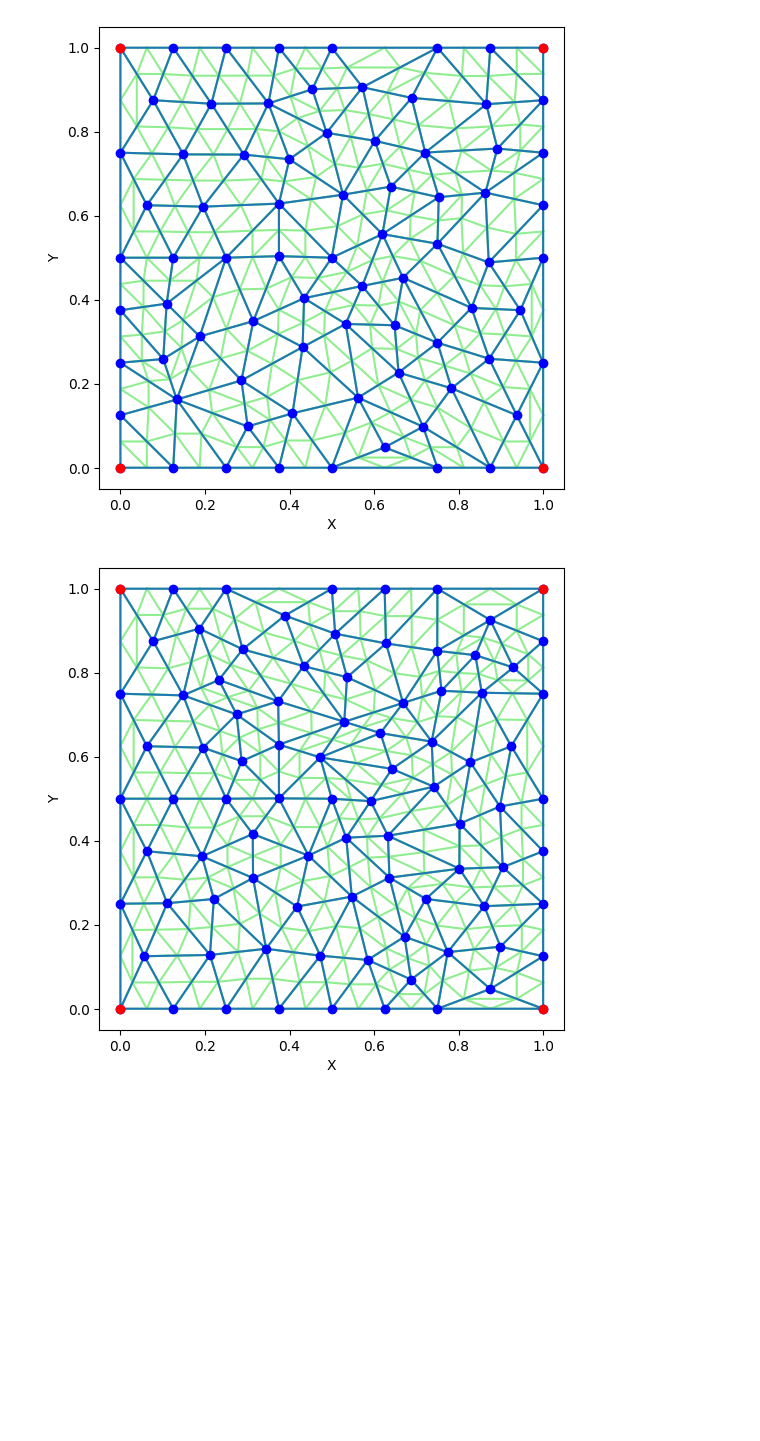
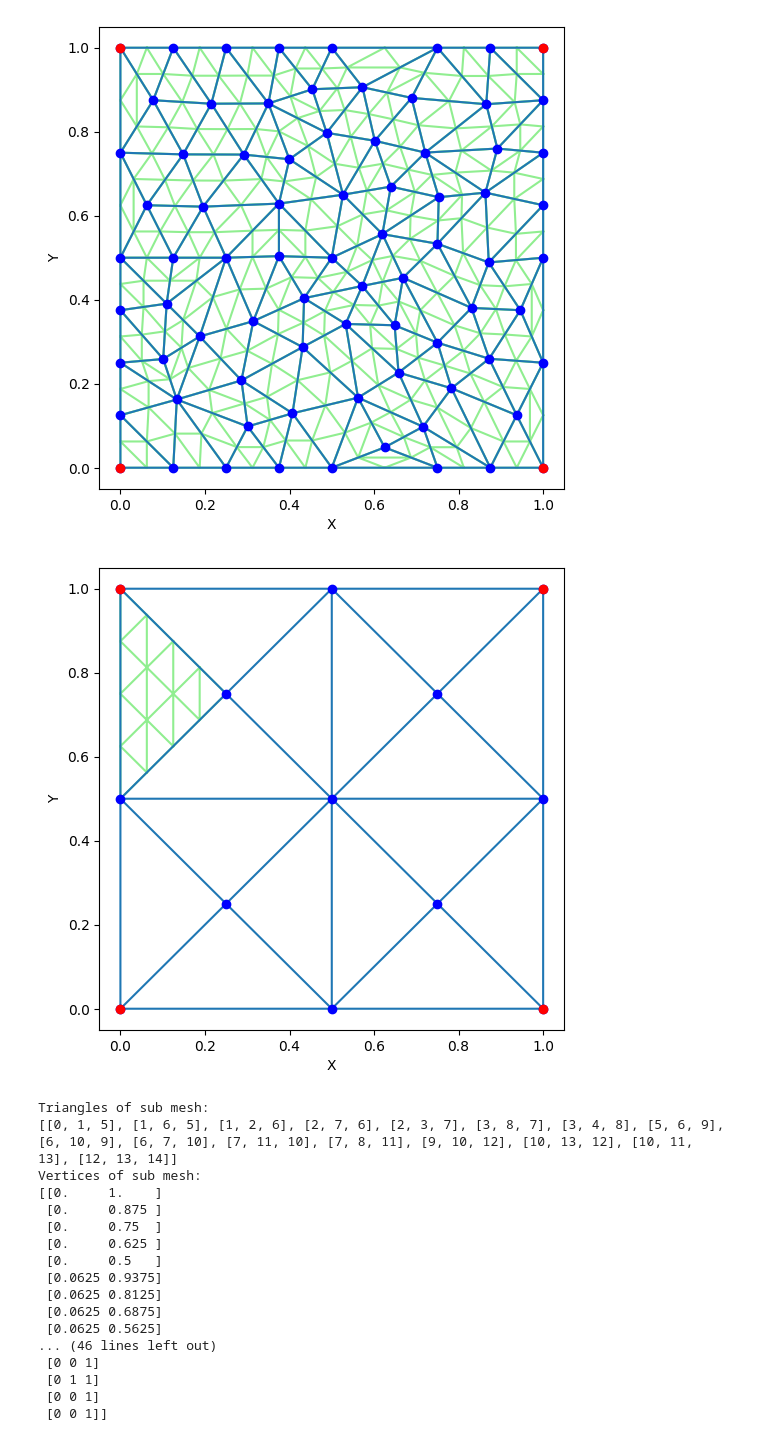
Before and after one commit to jar-evans/IVPINN, a Jupyter notebook: test_spaces/j_test/mesh_testing/main.ipynb, the cells around one changed output. Drawn from its saved outputs; the diff is of its cells as text; code cells hidden in the pictures; blank space fills up the shorter version.

Commit message:
update_mesh

```diff
--- a/test_spaces/j_test/mesh_testing/main.ipynb
+++ b/test_spaces/j_test/mesh_testing/main.ipynb
@@ -116,28 +116,58 @@ mesh.plot_sub_mesh()
 # %% [output]
 [figure]
 # %%
-mesh = Mesh(domain, H = 0.01, N = 3)
-mesh.plot_sub_mesh()
+i = 3
+mesh = Mesh(domain, H = 0.1, N = 5)
+mesh.plot_sub_mesh([i])
+element = mesh.meshed_elements[i].mesh
 
-# print("Vertices of sub mesh:")
-# print(mesh.meshed_elements[0].mesh['vertices'])
+print("Triangles of sub mesh:")
+print(element['triangles'])
 
-# print("Vertex markers:")
-# print(mesh.meshed_elements[0].mesh['vertex_markers'])
+print("Vertices of sub mesh:")
+print(element['vertices'])
 
-# print("Edges of sub mesh:")
-# print(mesh.meshed_elements[0].mesh['edges'])
+print("Vertex markers:")
+print(element['vertex_markers'])
 
-# print("Edge markers:")
-# print(mesh.meshed_elements[0].mesh['edge_markers'])
+print("Vertex boundary:")
+print(element['vertex_boundary'])
 
-# print("Edge ids:")
-# print(mesh.meshed_elements[0].mesh['edge_ids'])
+print("Edges of sub mesh:")
+print(element['edges'])
 
-# print("Flipped:")
-# print(mesh.meshed_elements[0].mesh['flipped'])
+print("Edge markers:")
+print(element['edge_markers'])
+
+print("Edge boundary:")
+print(element['edge_boundary'])
+
+print("Edge ids:")
+print(element['edges_index_inside_triangle'])
+
+print("Flipped:")
+print(element['flipped'])
+
+#edges_index_inside_triangle
 # %% [output]
-[figure, old version]
+[figure, new version]
+Triangles of sub mesh:
+[[0, 1, 5], [1, 6, 5], [1, 2, 6], [2, 7, 6], [2, 3, 7], [3, 8, 7], [3, 4, 8], [5, 6, 9], [6, 10, 9], [6, 7, 10], [7, 11, 10], [7, 8, 11], [9, 10, 12], [10, 13, 12], [10, 11, 13], [12, 13, 14]]
+Vertices of sub mesh:
+[[0.     1.    ]
+ [0.     0.875 ]
+ [0.     0.75  ]
+ [0.     0.625 ]
+ [0.     0.5   ]
+ [0.0625 0.9375]
+ [0.0625 0.8125]
+ [0.0625 0.6875]
+ [0.0625 0.5625]
+... (46 lines left out)
+ [0 0 1]
+ [0 1 1]
+ [0 0 1]
+ [0 0 1]]
 # %%
 mesh.generate_dfs()
 print(mesh.triangles_df.to_string())
```
Also changed, not shown: parts of 6 cells of this notebook, 1 other file.
